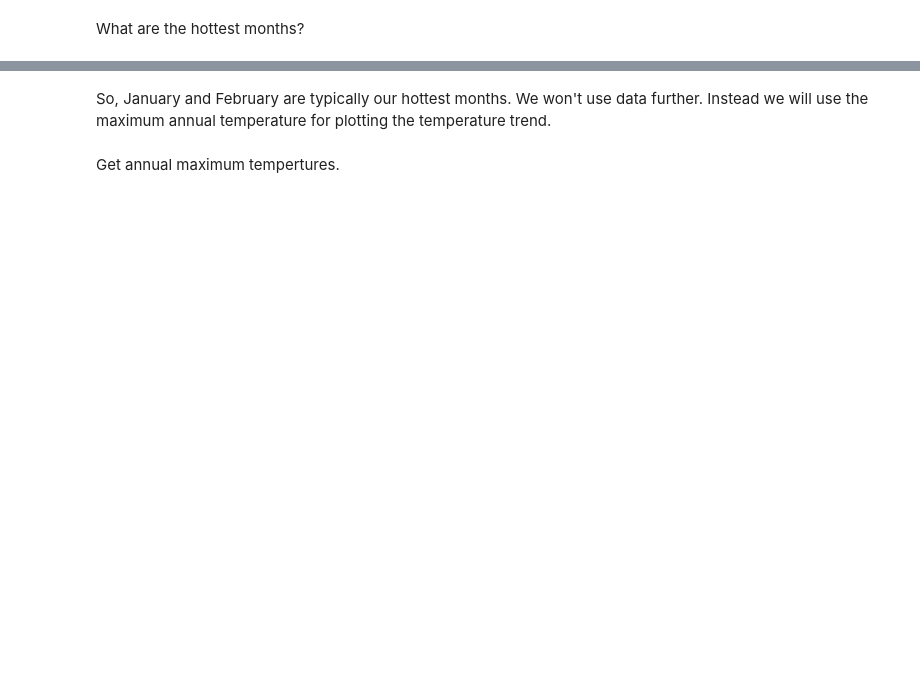
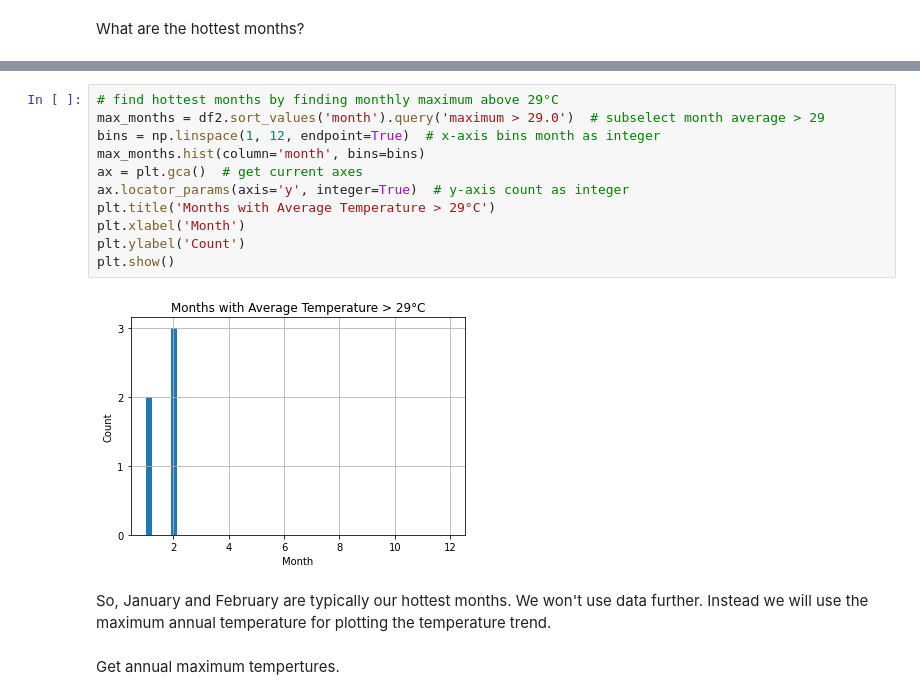
Before and after one commit to frankhjung/jupyter-examples, a Jupyter notebook: cheltenham_climate.ipynb, the cells around one changed output, grey strips where cells are left out. Drawn from its saved outputs; the diff is of its cells as text; blank space fills up the shorter version.

```diff
--- a/cheltenham_climate.ipynb
+++ b/cheltenham_climate.ipynb
@@ -93,3 +101,16 @@ df2.sort_values('maximum', ascending=False).head()
+# %%
+# find hottest months by finding monthly maximum above 29°C
+max_months = df2.sort_values('month').query('maximum > 29.0')  # subselect month average > 29
+bins = np.linspace(1, 12, endpoint=True)  # x-axis bins month as integer
+max_months.hist(column='month', bins=bins)
+ax = plt.gca()  # get current axes
+ax.locator_params(axis='y', integer=True)  # y-axis count as integer
+plt.title('Months with Average Temperature > 29°C')
+plt.xlabel('Month')
+plt.ylabel('Count')
+plt.show()
+# %% [output]
+[figure, added]
 # %% [markdown]
 So, January and February are typically our hottest months. We won't use data further. Instead we will use the maximum annual temperature for plotting the temperature trend.
 # %% [markdown]
```
Also changed, not shown: parts of 11 cells of this notebook.
